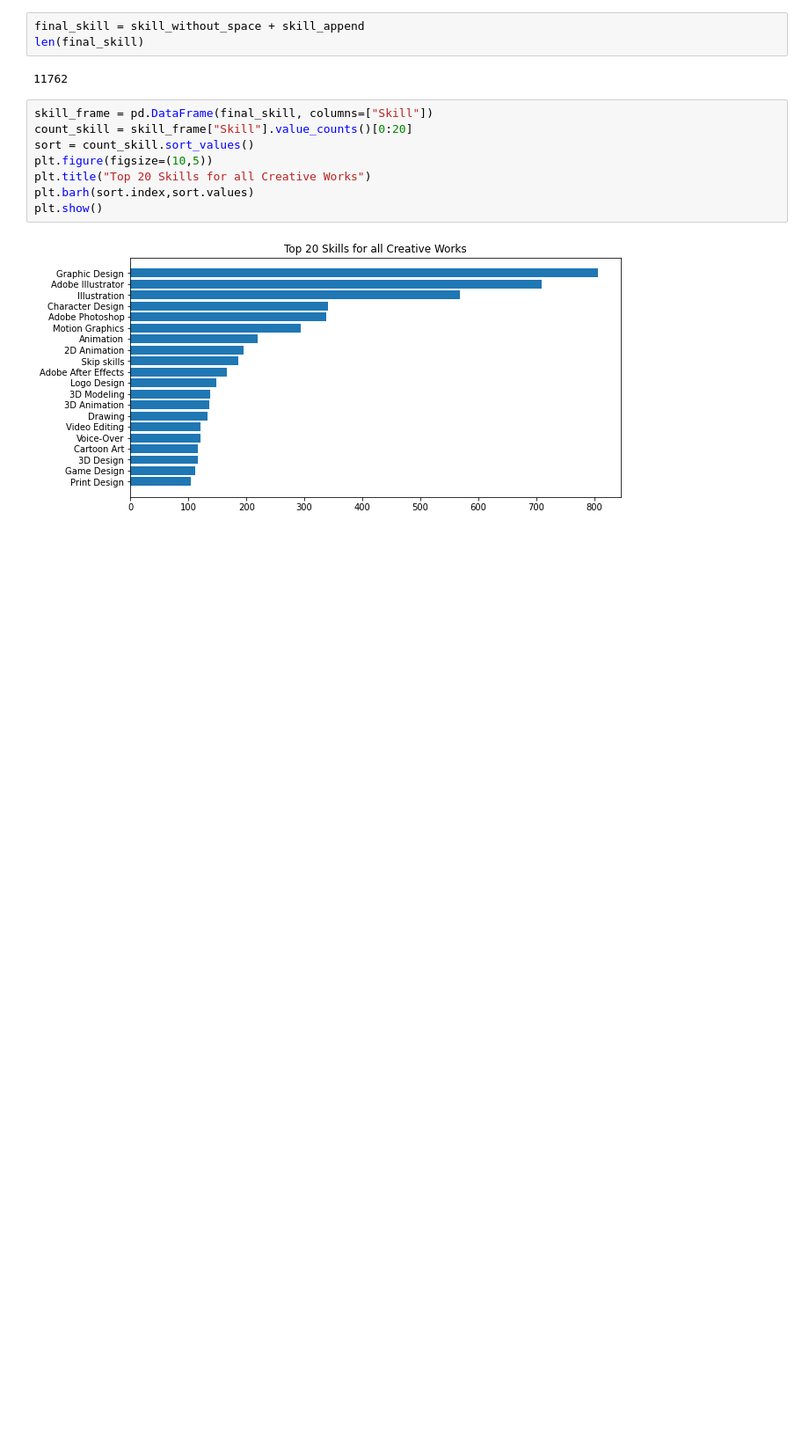
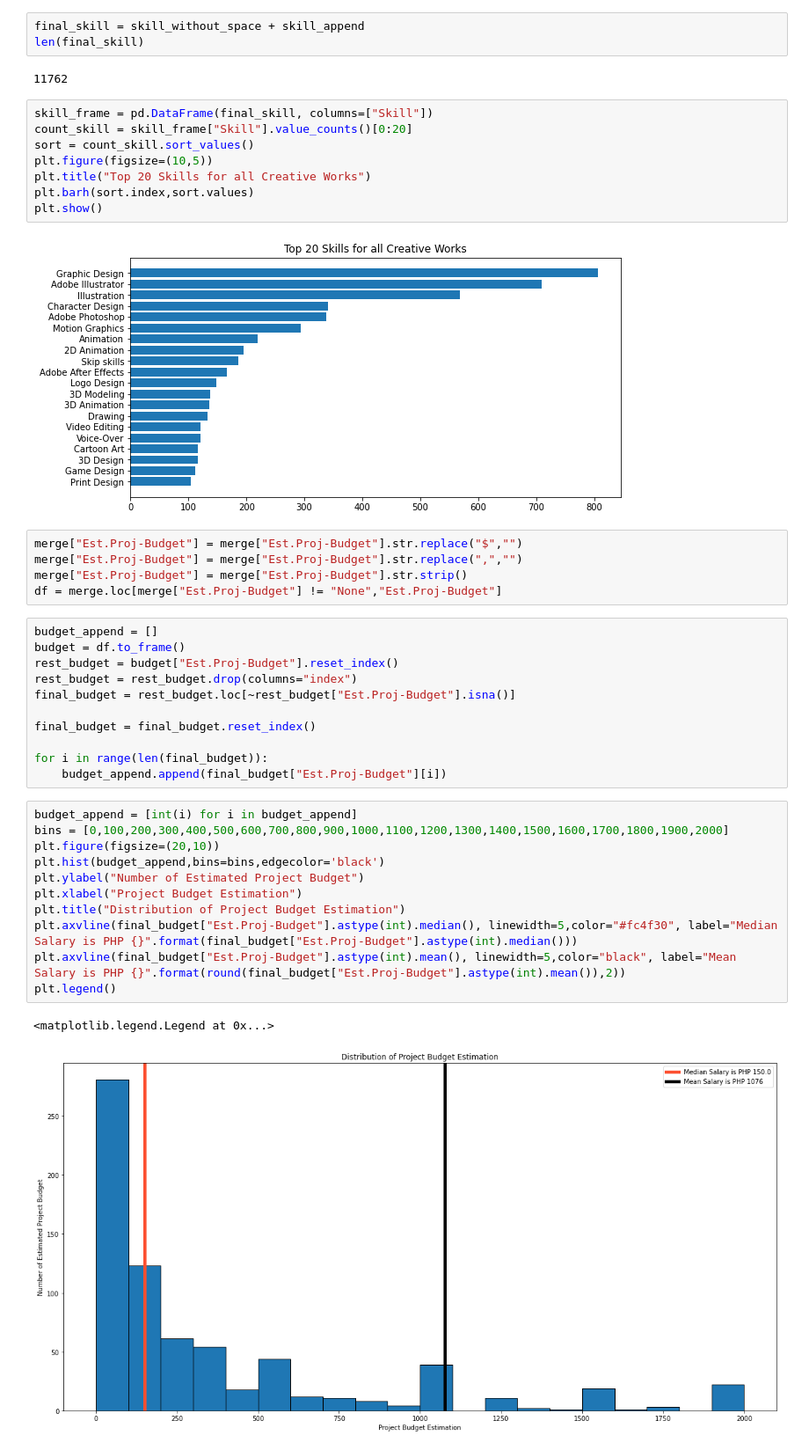
Before and after one commit to jvicrosario1106/husay_project_task, a Jupyter notebook: Data Analysis/Upwork Analysis/compilation.ipynb, the cells around one changed output. Shown at 88% size. Cells and saved outputs as stored; diff of their text form; blank space fills up the shorter version.

```diff
--- a/Data Analysis/Upwork Analysis/compilation.ipynb
+++ b/Data Analysis/Upwork Analysis/compilation.ipynb
@@ -129,3 +131,33 @@ plt.barh(sort.index,sort.values)
 plt.show()
 # %% [output]
 [figure]
+# %%
+merge["Est.Proj-Budget"] = merge["Est.Proj-Budget"].str.replace("$","")
+merge["Est.Proj-Budget"] = merge["Est.Proj-Budget"].str.replace(",","")
+merge["Est.Proj-Budget"] = merge["Est.Proj-Budget"].str.strip()
+df = merge.loc[merge["Est.Proj-Budget"] != "None","Est.Proj-Budget"]
+# %%
+budget_append = []
+budget = df.to_frame()
+rest_budget = budget["Est.Proj-Budget"].reset_index()
+rest_budget = rest_budget.drop(columns="index")
+final_budget = rest_budget.loc[~rest_budget["Est.Proj-Budget"].isna()]
+
+final_budget = final_budget.reset_index()
+
+for i in range(len(final_budget)):
+    budget_append.append(final_budget["Est.Proj-Budget"][i])
+# %%
+budget_append = [int(i) for i in budget_append]
+bins = [0,100,200,300,400,500,600,700,800,900,1000,1100,1200,1300,1400,1500,1600,1700,1800,1900,2000]
+plt.figure(figsize=(20,10))
+plt.hist(budget_append,bins=bins,edgecolor='black')
+plt.ylabel("Number of Estimated Project Budget")
+plt.xlabel("Project Budget Estimation")
+plt.title("Distribution of Project Budget Estimation")
+plt.axvline(final_budget["Est.Proj-Budget"].astype(int).median(), linewidth=5,color="#fc4f30", label="Median Salary is PHP {}".format(final_budget["Est.Proj-Budget"].astype(int).median()))
+plt.axvline(final_budget["Est.Proj-Budget"].astype(int).mean(), linewidth=5,color="black", label="Mean Salary is PHP {}".format(round(final_budget["Est.Proj-Budget"].astype(int).mean()),2))
+plt.legend()
+# %% [output]
+<matplotlib.legend.Legend at 0x...>
+[figure, added]
```
Also changed, not shown: parts of 2 cells of this notebook.
